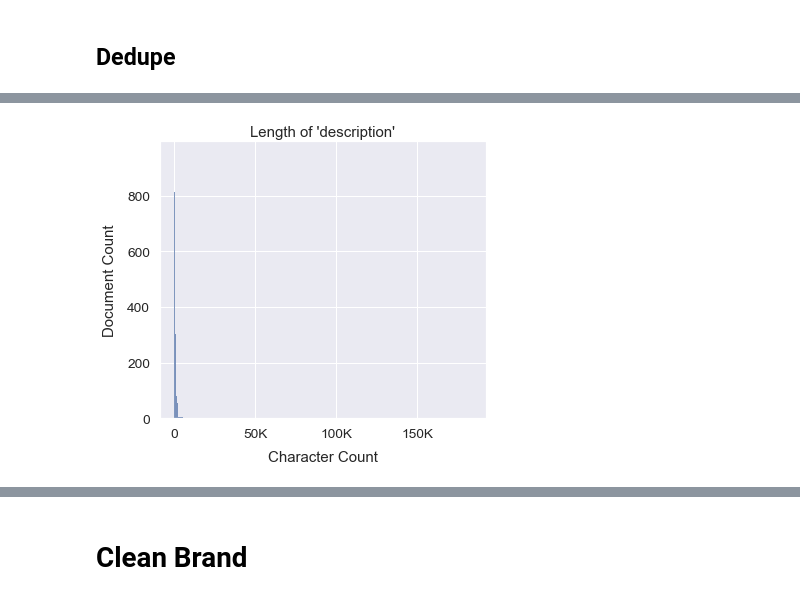
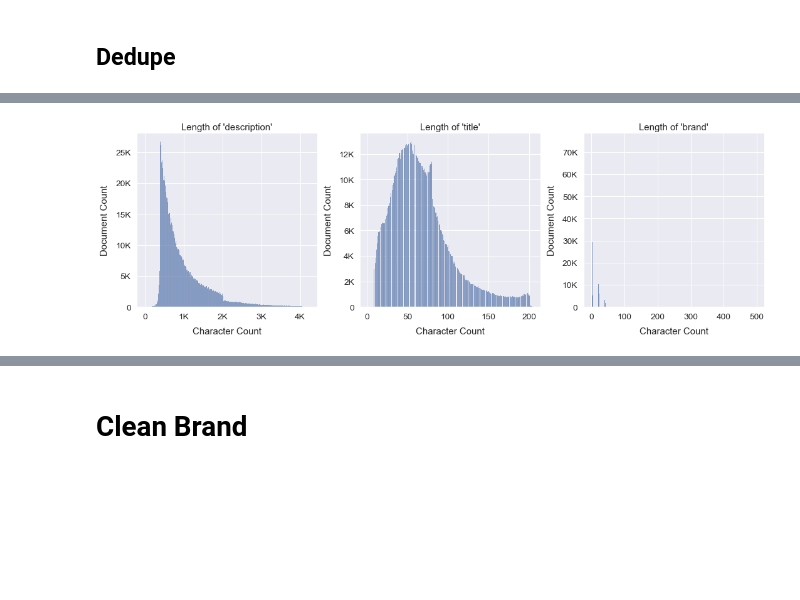
Before and after one commit to ndgigliotti/amazon-product-classifier, a Jupyter notebook: big_clean.ipynb, the cells around one changed output, grey strips where cells are left out. Cells and saved outputs as stored; diff of their text form; code cells hidden in the pictures; blank space fills up the shorter version.

```diff
--- a/big_clean.ipynb
+++ b/big_clean.ipynb
@@ -367,4 +528,4 @@ df.to_parquet(
 # %%
-df = pd.read_parquet("data/clean_text", engine="pyarrow")
+df = pd.read_parquet("data/filter_checkpoint", engine="pyarrow")
 df.head()
 # %% [output]
@@ -378,8 +539,8 @@ df.head()
 [interactive output not drawn]
 # %%
-fig = lang.length_dist(df.sample(10000), subset=["description"])
+fig = lang.length_dist(df.sample(10 ** 6), subset=["description", "title", "brand"])
 # %% [output]
-[figure, old version]
+[figure, new version]
 [interactive output not drawn]
 # %%
 lang.other.length_info(df)
```
Also changed, not shown: parts of 101 cells of this notebook, 2 other files.
